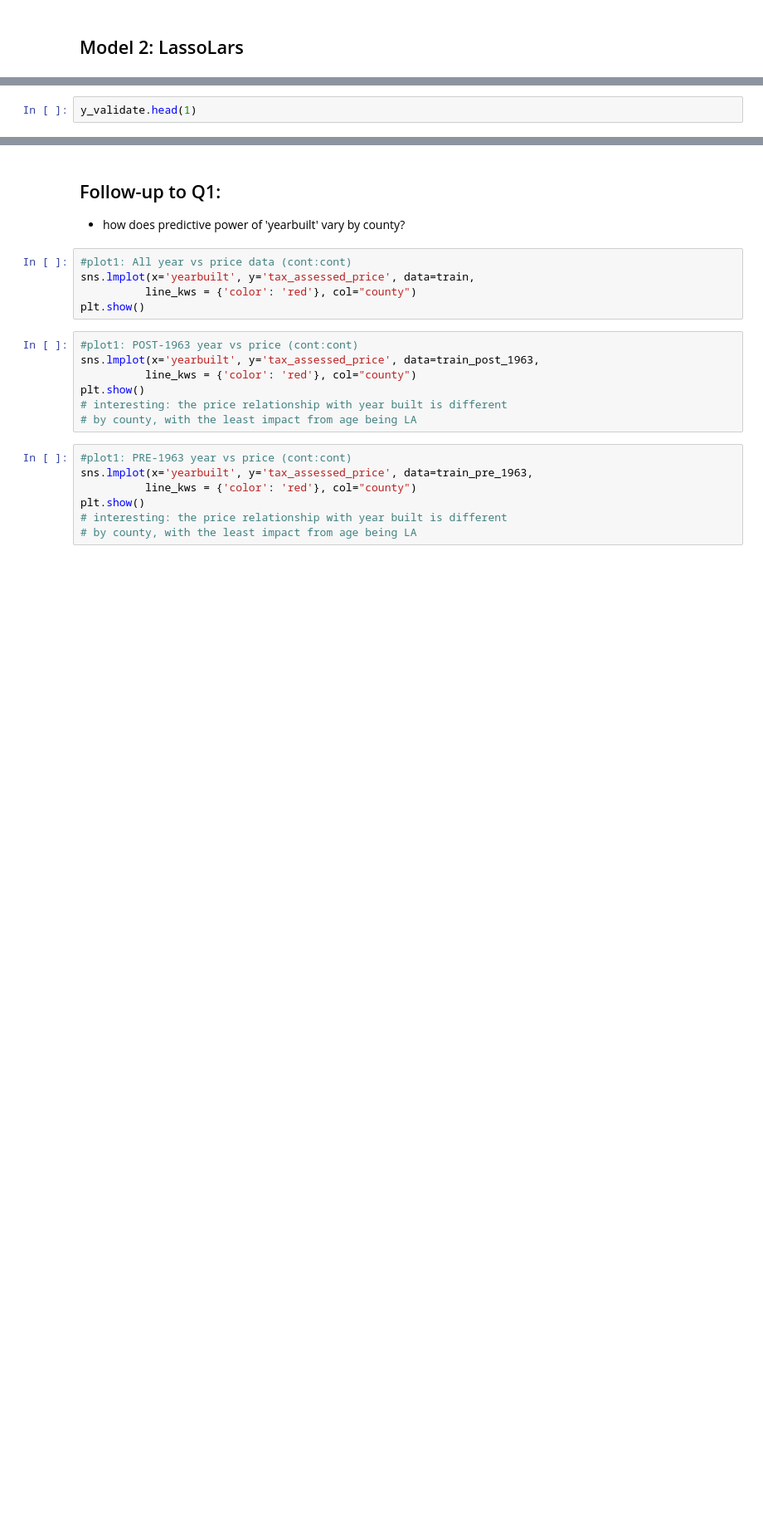
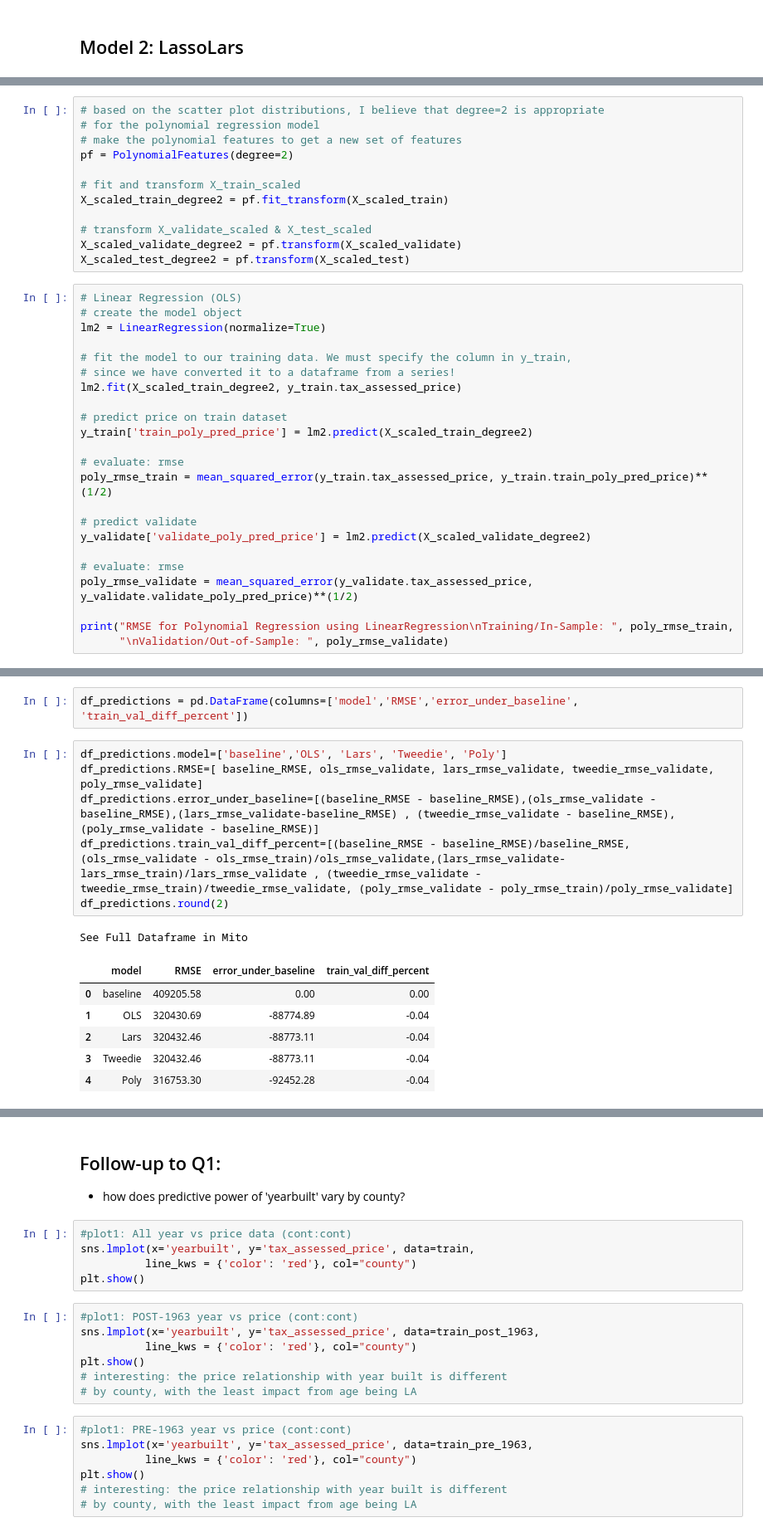
Before and after one commit to fred-lindsey/projects, a Jupyter notebook: zillow_home_price_predictor/scratch_notebook_and_MVP.ipynb, the cells around one changed output, grey strips where cells are left out. Shown at 83% size. Saved outputs shown, nothing was run; the diff lists cells and outputs as text; blank space fills up the shorter version.

```diff
--- a/zillow_home_price_predictor/scratch_notebook_and_MVP.ipynb
+++ b/zillow_home_price_predictor/scratch_notebook_and_MVP.ipynb
@@ -983,0 +1060,35 @@ print("RMSE for Lasso + Lars\nTraining/In-Sample: ", rmse_train,
+# %%
+# based on the scatter plot distributions, I believe that degree=2 is appropriate
+# for the polynomial regression model
+# make the polynomial features to get a new set of features
+pf = PolynomialFeatures(degree=2)
+
+# fit and transform X_train_scaled
+X_scaled_train_degree2 = pf.fit_transform(X_scaled_train)
+
+# transform X_validate_scaled & X_test_scaled
+X_scaled_validate_degree2 = pf.transform(X_scaled_validate)
+X_scaled_test_degree2 = pf.transform(X_scaled_test)
+# %%
+# Linear Regression (OLS)
+# create the model object
+lm2 = LinearRegression(normalize=True)
+
+# fit the model to our training data. We must specify the column in y_train,
+# since we have converted it to a dataframe from a series!
+lm2.fit(X_scaled_train_degree2, y_train.tax_assessed_price)
+
+# predict price on train dataset
+y_train['train_poly_pred_price'] = lm2.predict(X_scaled_train_degree2)
+
+# evaluate: rmse
+poly_rmse_train = mean_squared_error(y_train.tax_assessed_price, y_train.train_poly_pred_price)**(1/2)
+
+# predict validate
+y_validate['validate_poly_pred_price'] = lm2.predict(X_scaled_validate_degree2)
+
+# evaluate: rmse
+poly_rmse_validate = mean_squared_error(y_validate.tax_assessed_price, y_validate.validate_poly_pred_price)**(1/2)
+
+print("RMSE for Polynomial Regression using LinearRegression\nTraining/In-Sample: ", poly_rmse_train,
+      "\nValidation/Out-of-Sample: ", poly_rmse_validate)
@@ -986,2 +1107,16 @@ y_train.head(1)
-# %%
-y_validate.head(1)
+# %%
+df_predictions = pd.DataFrame(columns=['model','RMSE','error_under_baseline', 'train_val_diff_percent'])
+# %%
+df_predictions.model=['baseline','OLS', 'Lars', 'Tweedie', 'Poly']
+df_predictions.RMSE=[ baseline_RMSE, ols_rmse_validate, lars_rmse_validate, tweedie_rmse_validate, poly_rmse_validate]
+df_predictions.error_under_baseline=[(baseline_RMSE - baseline_RMSE),(ols_rmse_validate - baseline_RMSE),(lars_rmse_validate-baseline_RMSE) , (tweedie_rmse_validate - baseline_RMSE), (poly_rmse_validate - baseline_RMSE)]
+df_predictions.train_val_diff_percent=[(baseline_RMSE - baseline_RMSE)/baseline_RMSE,(ols_rmse_validate - ols_rmse_train)/ols_rmse_validate,(lars_rmse_validate-lars_rmse_train)/lars_rmse_validate , (tweedie_rmse_validate - tweedie_rmse_train)/tweedie_rmse_validate, (poly_rmse_validate - poly_rmse_train)/poly_rmse_validate]
+df_predictions.round(2)
+# %% [output]
+See Full Dataframe in Mito
+|  | model | RMSE | error_under_baseline | train_val_diff_percent |
+| 0 | baseline | 409205.58 | 0.00 | 0.00 |
+| 1 | OLS | 320430.69 | -88774.89 | -0.04 |
+| 2 | Lars | 320432.46 | -88773.11 | -0.04 |
+| 3 | Tweedie | 320432.46 | -88773.11 | -0.04 |
+| 4 | Poly | 316753.30 | -92452.28 | -0.04 |
```
Also changed, not shown: parts of 20 cells of this notebook.
